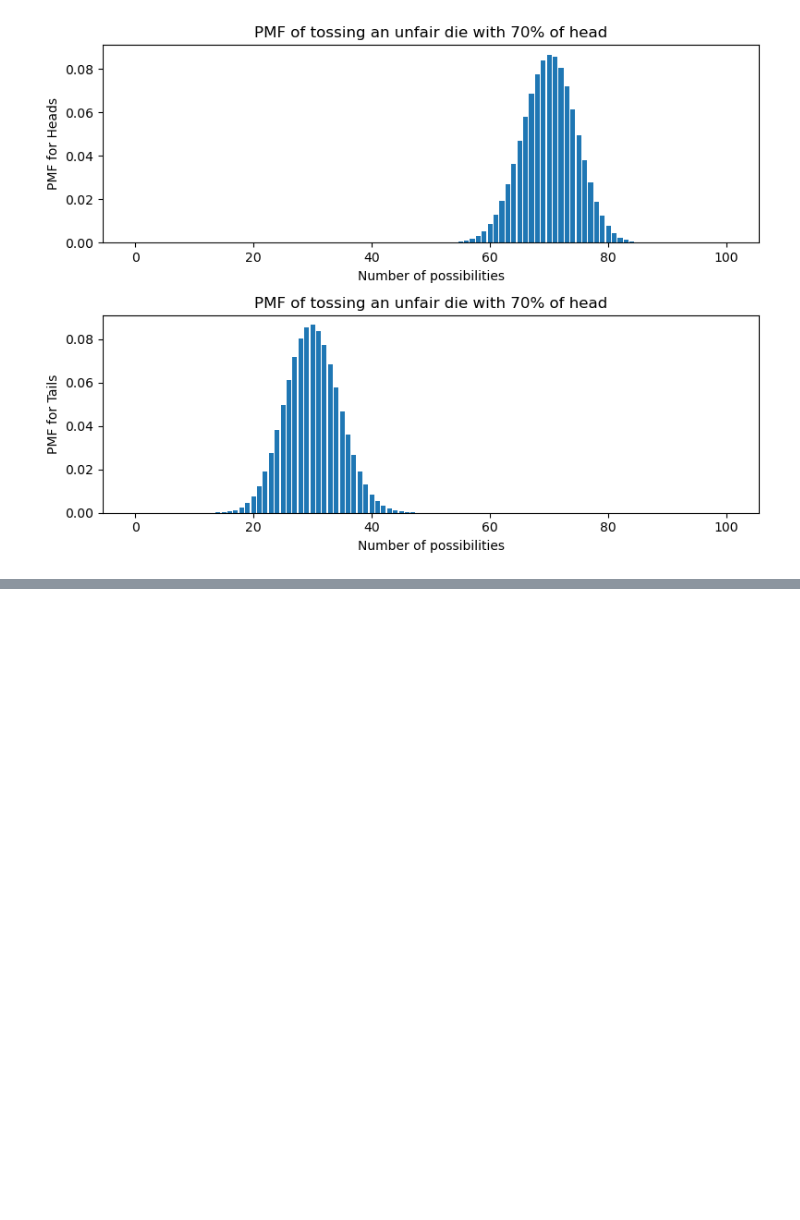
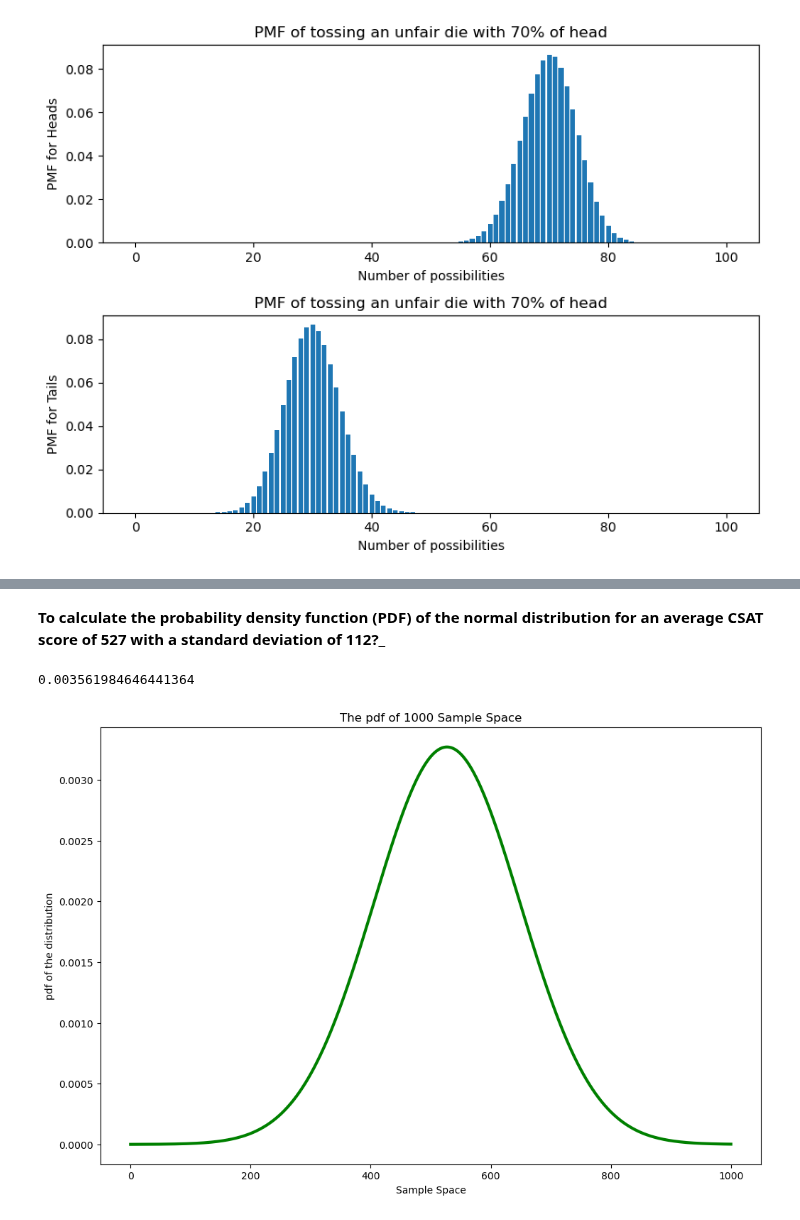
Before and after one commit to andazi/goal-data-science, a Jupyter notebook: Data science tools,statistics and probability/Introduction To Statistics In Data Science.ipynb, the cells around one changed output, grey strips where cells are left out. Saved outputs shown, nothing was run; the diff lists cells and outputs as text; code cells hidden in the pictures; blank space fills up the shorter version.

Commit message:
normal distro

```diff
--- a/Data science tools,statistics and probability/Introduction To Statistics In Data Science.ipynb
+++ b/Data science tools,statistics and probability/Introduction To Statistics In Data Science.ipynb
@@ -808,0 +884,61 @@ Example include:
+# %% [markdown]
+__To calculate the probability density function (PDF) of the normal distribution for an average CSAT score of 527 with a standard deviation of 112?___
+# %%
+x = 527
+mean = 527
+std_dev = 112
+
+coefficient = 1 / (std_dev * np.sqrt(2 * np.pi))
+exponent = -((x - mean) ** 2) / (2 * std_dev ** 2)
+pdf_value = coefficient * np.exp(exponent)
+
+print(pdf_value)
+# %% [output]
+0.003561984646441364
+# %%
+# function to get PDF and percentiles
+
+def plot_distn(rv,lb,ub,kind='pdf',percentile=np.nan,display=False):
+    """
+    rv = random variables
+    lb = lower bound
+    up = upper bound
+    """
+
+    kind = kind.lower()
+
+    # 1000 sample space or data points betwween the bounds
+    xs = np.linspace(lb,ub,1000)
+
+    if kind == 'pdf': # probability density function
+        ys = rv.pdf(xs)
+    elif kind =='cdf': # cummulative density function
+        ys = rv.cdf(xs)
+
+    fig,axs = plt.subplots(figsize=(12,8))
+    axs.set_ylabel(f'{kind} of the distribution')
+    axs.set_xlabel('Sample Space')
+    axs.set_title(f'The {kind} of {ub} Sample Space')
+
+    plt.plot(xs,ys,linewidth=3,color='green')
+
+    # display percentile
+
+    if kind == 'pdf' and percentile != np.nan and display == True:
+
+        mu = 537
+        sigma = 122
+
+        # normal distribution and PDF
+        distn = stats.norm(loc=mu, scale=sigma)
+
+        axs.axvline(distn.ppf(percentile/100), color='red', label=f'{distn.ppf(percentile/100)}')
+        axs.legend()
+
+        plt.show()
+# %%
+norm_distn = stats.norm(527,122)
+# %%
+plot_distn(norm_distn, 0, 1000)
+# %% [output]
+[figure, added]
```
Also changed, not shown: parts of 10 cells of this notebook.
